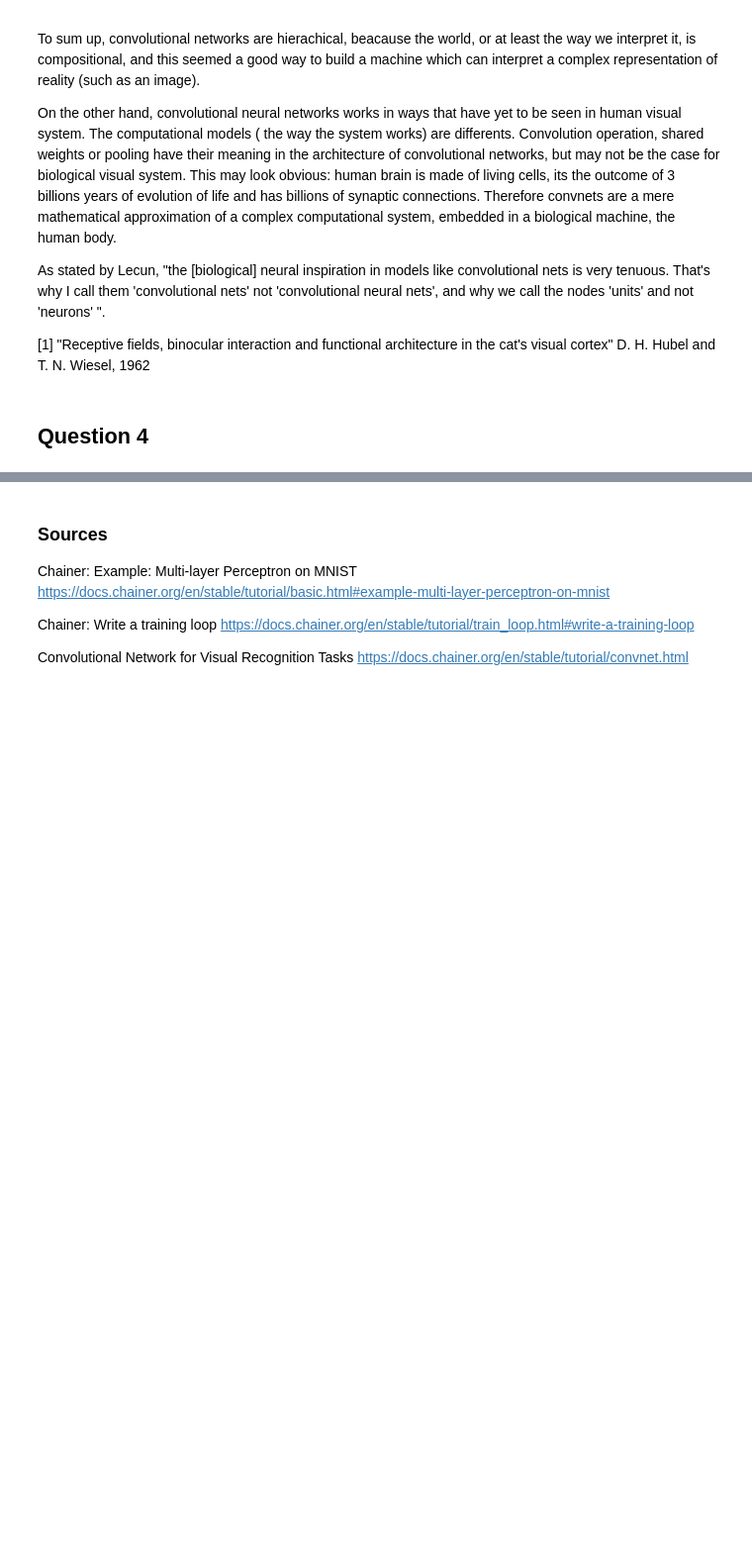
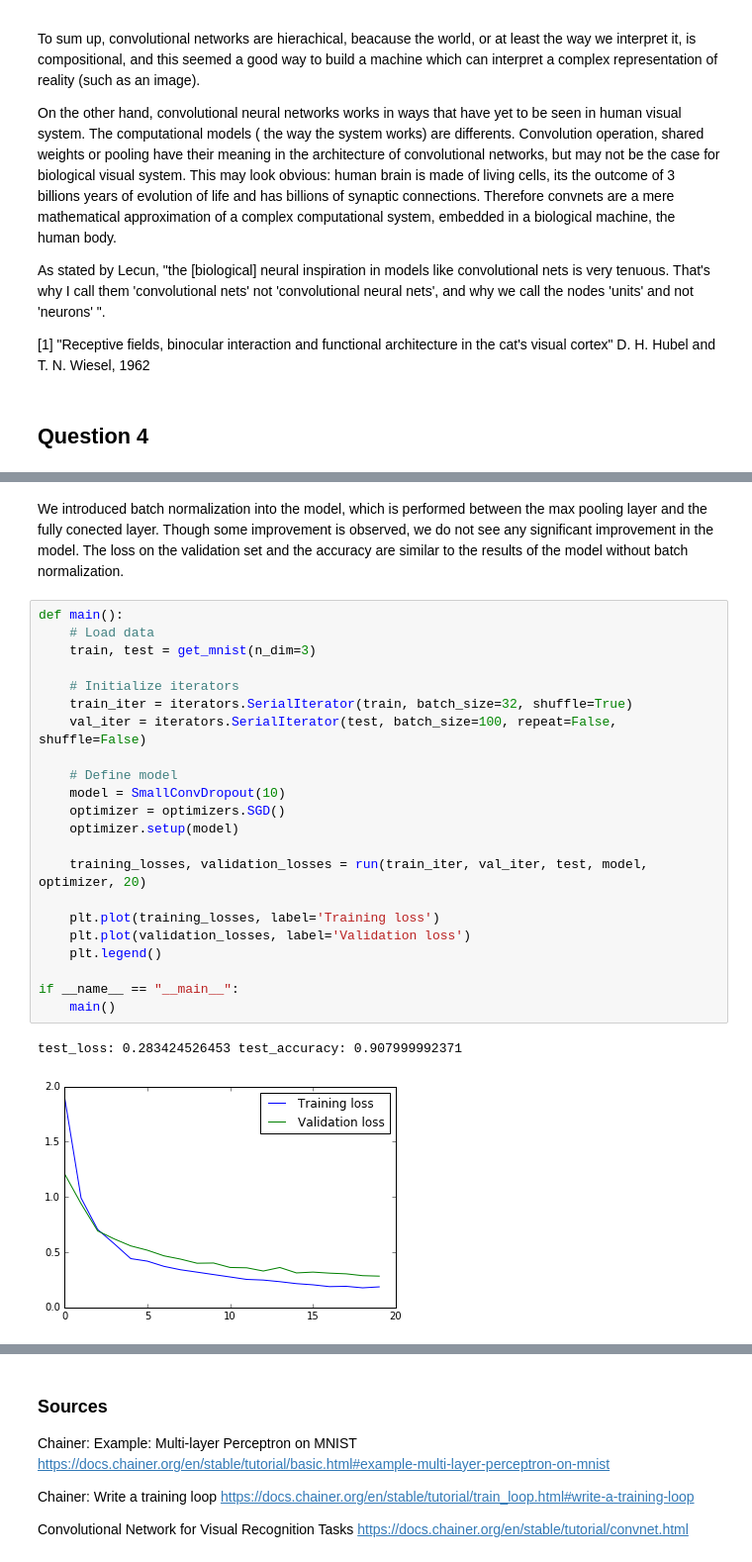
Before and after one commit to EmielStoelinga/CCN1718, a Jupyter notebook: ass2/CCN Assignment 2.ipynb, the cells around one changed output, grey strips where cells are left out. Shown at 99% size. Saved outputs shown, nothing was run; the diff lists cells and outputs as text; blank space fills up the shorter version.

```diff
--- a/ass2/CCN Assignment 2.ipynb
+++ b/ass2/CCN Assignment 2.ipynb
@@ -421,0 +422,27 @@ def run(train_iter, val_iter, test_data, model, optimizer, max_epoch):
+# %% [markdown]
+We introduced batch normalization into the model, which is performed between the max pooling layer and the fully conected layer. Though some improvement is observed, we do not see any significant improvement in the model. The loss on the validation set and the accuracy are similar to the results of the model without batch normalization.
+# %%
+def main():
+    # Load data
+    train, test = get_mnist(n_dim=3)
+
+    # Initialize iterators
+    train_iter = iterators.SerialIterator(train, batch_size=32, shuffle=True)
+    val_iter = iterators.SerialIterator(test, batch_size=100, repeat=False, shuffle=False)
+
+    # Define model
+    model = SmallConvDropout(10)
+    optimizer = optimizers.SGD()
+    optimizer.setup(model)
+
+    training_losses, validation_losses = run(train_iter, val_iter, test, model, optimizer, 20)
+
+    plt.plot(training_losses, label='Training loss')
+    plt.plot(validation_losses, label='Validation loss')
+    plt.legend()
+
+if __name__ == "__main__":
+    main()
+# %% [output]
+test_loss: 0.283424526453 test_accuracy: 0.907999992371
+[figure, added]
```
Also changed, not shown: parts of 10 cells of this notebook.
